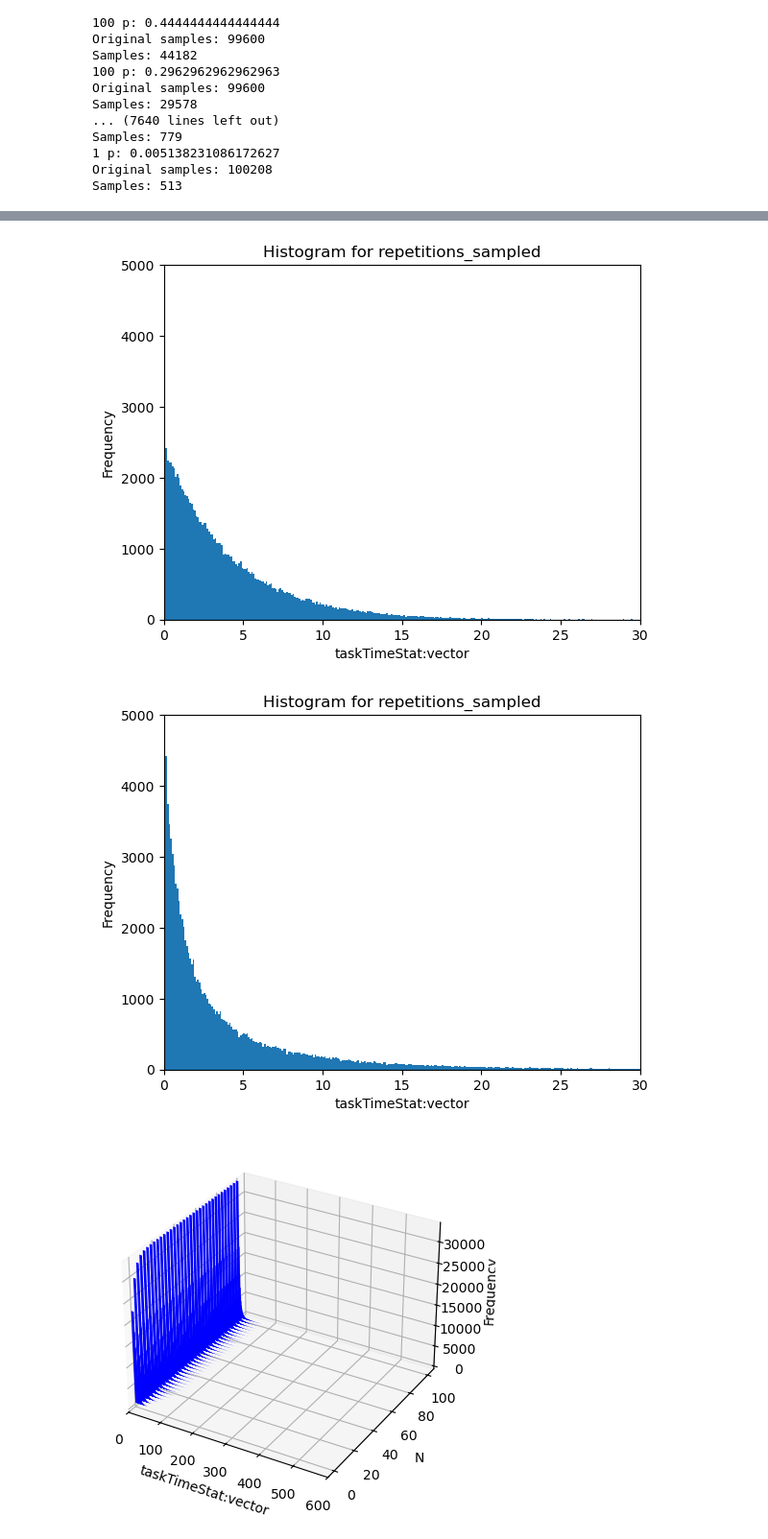
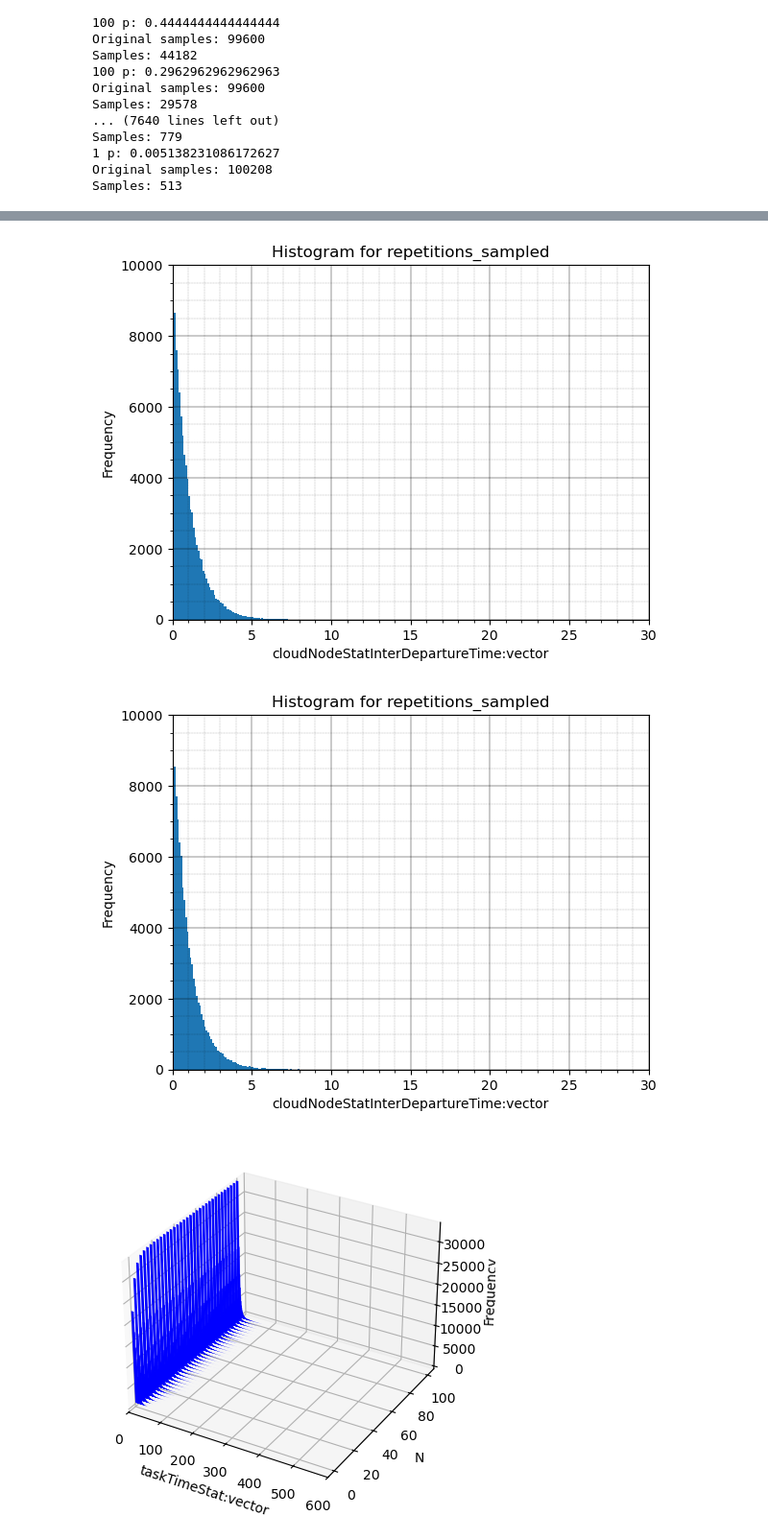
Before and after one commit to AlessandroDeMedici/pe-project, a Jupyter notebook: jupyter/Data_analysis.ipynb, the cells around one changed output, grey strips where cells are left out. Shown at 96% size. Drawn from its saved outputs; the diff is of its cells as text; code cells hidden in the pictures.

```diff
--- a/jupyter/Data_analysis.ipynb
+++ b/jupyter/Data_analysis.ipynb
@@ -22,6 +21,12 @@ print("data loaded")
 # %% [output]
 data loaded
 # %%
+
+import numpy as np
+
+stat = 'taskTimeStat:vector'  #sys.argv[2]
+# taskTimeStat:vector
+# cloudNodeStatInterDepartureTime:vector
 
 repetitions_original = {'0':{'true':{}, 'false':{}}, '1':{'true':{}, 'false':{}}}
 
@@ -214,26 +302,32 @@ plt.show()
 # %%
 # Plot histogram for repetitions_sampled['1']['false'][10]
 repetitions = repetitions_original['1']['true'][1]
 # make bins of size 0.01
 plt.hist(repetitions, bins=np.arange(0, max(repetitions) + 0.1, 0.1))
 plt.xlabel(stat)
 plt.ylabel('Frequency')
 plt.title('Histogram for repetitions_sampled')
 plt.xlim(left=0, right=30)
-plt.ylim(bottom=0, top=5000)
+plt.ylim(bottom=0, top=10000)
+plt.grid(True, which='major', linestyle='-', linewidth='0.3', color='black')
+plt.minorticks_on()
+plt.grid(True, which='minor', linestyle=':', linewidth='0.2', color='black')
 plt.show()
 
 # Plot histogram for repetitions_sampled['1']['false'][10]
 repetitions = repetitions_original['1']['true'][10]
 plt.hist(repetitions, bins=np.arange(0, max(repetitions) + 0.1, 0.1))
 plt.xlabel(stat)
 plt.ylabel('Frequency')
 plt.title('Histogram for repetitions_sampled')
 plt.xlim(left=0, right=30)
-plt.ylim(bottom=0, top=5000)
+plt.ylim(bottom=0, top=10000)
+plt.grid(True, which='major', linestyle='-', linewidth='0.3', color='black')
+plt.minorticks_on()
+plt.grid(True, which='minor', linestyle=':', linewidth='0.2', color='black')
 plt.show()
 # %% [output]
-[figure, old version]
+[figure, new version]
-[figure, old version]
+[figure, new version]
 # %%
 from mpl_toolkits.mplot3d import Axes3D
```
Also changed, not shown: parts of 7 cells of this notebook.
